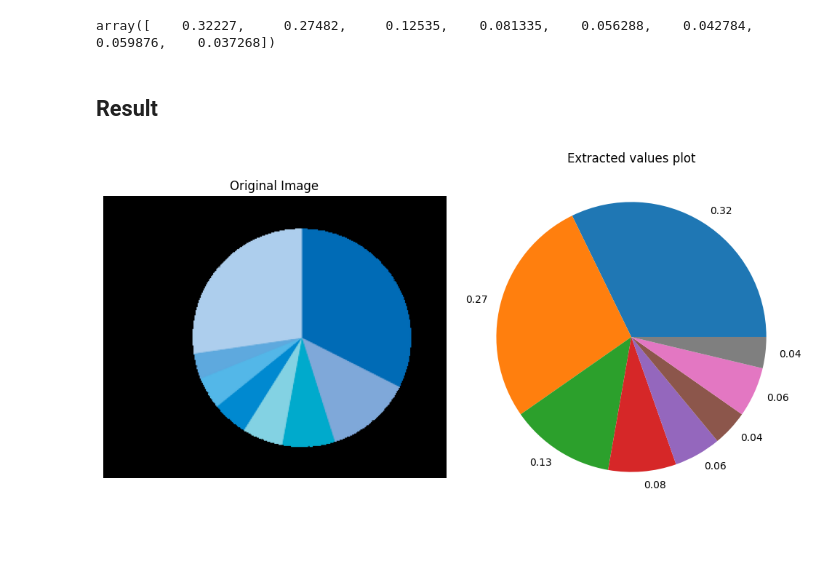
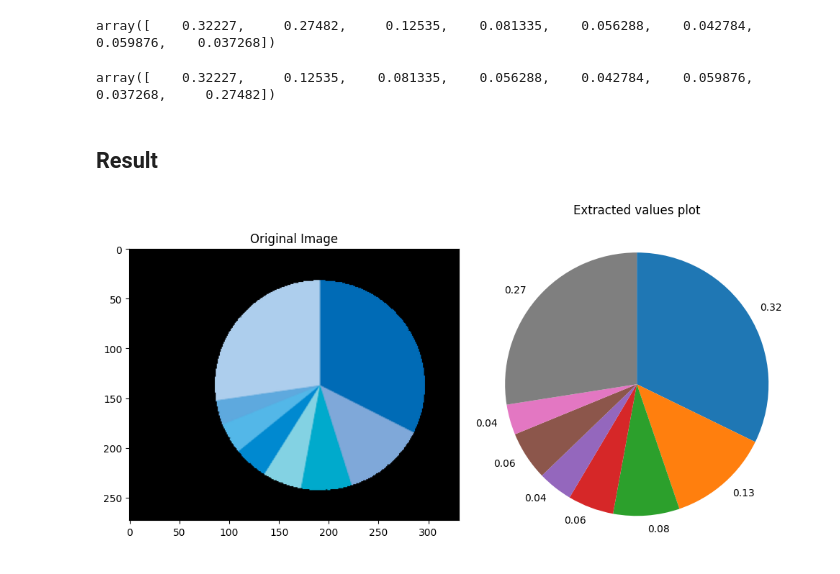
Before and after one commit to hoangziet/ChartInsight, a Jupyter notebook: testing/segmentation/inference.ipynb, the cells around one changed output. Saved outputs shown, nothing was run; the diff lists cells and outputs as text; code cells hidden in the pictures; blank space fills up the shorter version.

```diff
--- a/testing/segmentation/inference.ipynb
+++ b/testing/segmentation/inference.ipynb
@@ -13,7 +13,7 @@ import cv2
 # Load model
 model = YOLO("./runs/segment/train4/weights/best.pt")
 # %%
-img_path = "../../assets/dataset/test1/piedata(1008)/pie/images/test2019/f447ffede2ef85e73a191f8c1ed3f9df_c3RhdGxpbmtzLm9lY2Rjb2RlLm9yZwk5Mi4yNDMuMjMuMTM3.XLS-0-0.png"
+img_path = "../../assets/dataset/test/piedata(1008)/pie/images/test2019/f447ffede2ef85e73a191f8c1ed3f9df_c3RhdGxpbmtzLm9lY2Rjb2RlLm9yZwk5Mi4yNDMuMjMuMTM3.XLS-0-0.png"
 img = cv2.imread(img_path)
 img = cv2.cvtColor(img, cv2.COLOR_BGR2RGB)
 
@@ -485,19 +485,23 @@ percents = get_percent(bboxs)
 percents
 # %% [output]
 array([    0.32227,     0.27482,     0.12535,    0.081335,    0.056288,    0.042784,    0.059876,    0.037268])
+# %%
+percents = np.array([    0.32227,     0.12535,    0.081335,    0.056288,    0.042784,    0.059876,    0.037268,      0.27482])
+percents
+# %% [output]
+array([    0.32227,     0.12535,    0.081335,    0.056288,    0.042784,    0.059876,    0.037268,     0.27482])
 # %% [markdown]
 ## Result
 # %%
 fig, ax = plt.subplots(ncols = 2, nrows = 1, figsize = (10, 5))
 
 ax[0].imshow(img)
 ax[0].set_title("Original Image")
-ax[0].axis("off")
 
-ax[1].pie(percents, labels=[f"{p:.2f}" for p in percents])
+ax[1].pie(percents, labels=[f"{p:.2f}" for p in percents], startangle=90, counterclock=False)
 ax[1].set_title("Extracted values plot")
 
 plt.tight_layout()
 plt.show()
 # %% [output]
-[figure, old version]
+[figure, new version]
```
Also changed, not shown: parts of 5 cells of this notebook, 36 other files.
